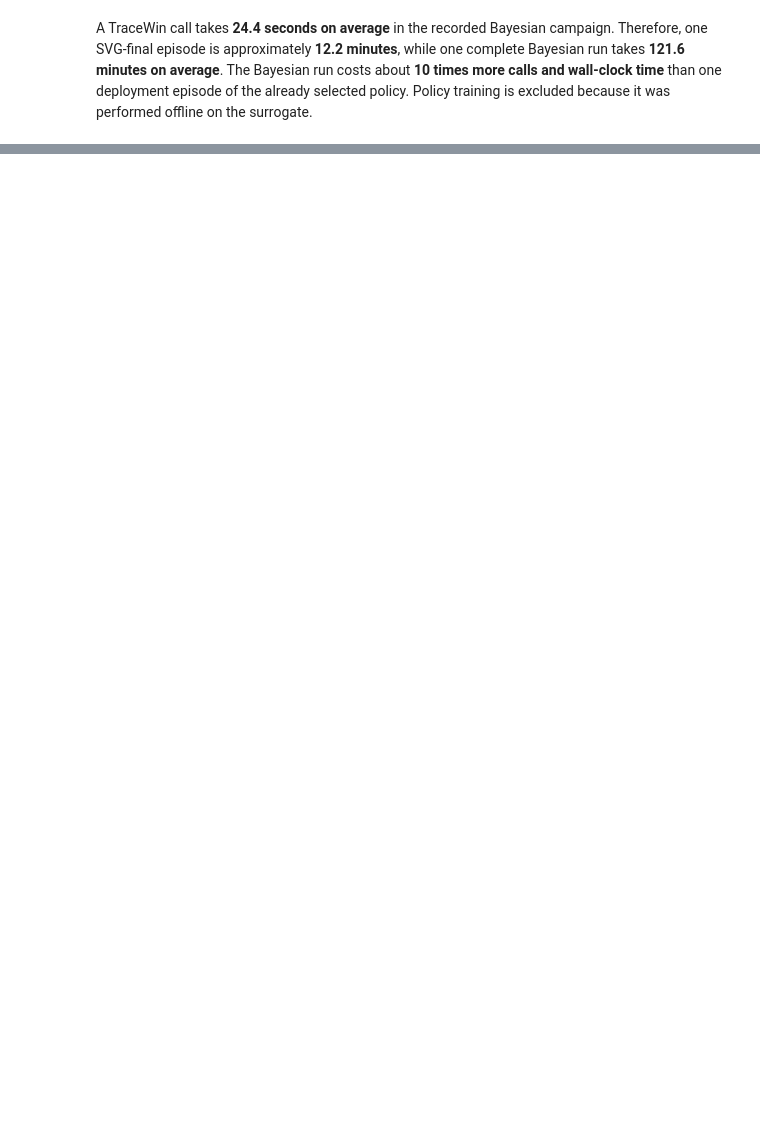
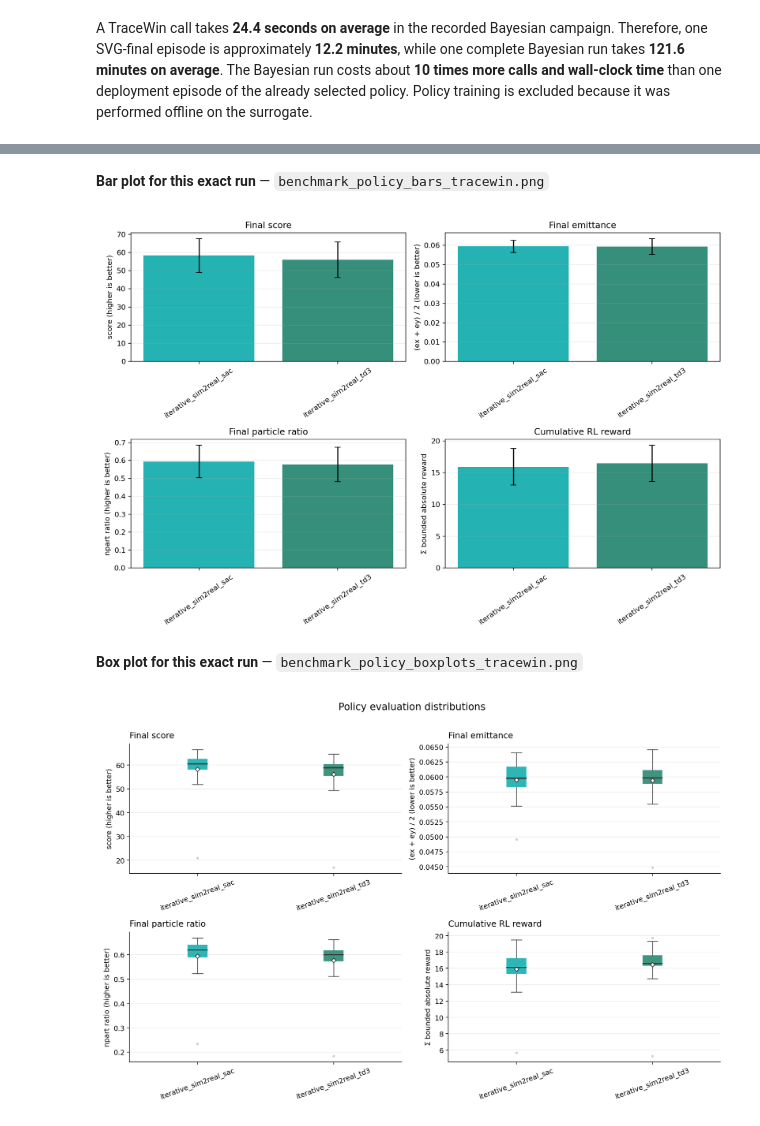
Before and after one commit to boorgoof/rl_beam_optimization, a Jupyter notebook: beam_optimization/results/benchmark_results_summary.ipynb, the cells around one changed output, grey strips where cells are left out. Cells and saved outputs as stored; diff of their text form; code cells hidden in the pictures; blank space fills up the shorter version.

```diff
--- a/beam_optimization/results/benchmark_results_summary.ipynb
+++ b/beam_optimization/results/benchmark_results_summary.ipynb
@@ -45,8 +45,11 @@ BENCHMARK_30_PATH = (BENCHMARK_30_DIR
                      / "thesis_042_1_a015_s025_h20_steps300k_definitivo_workspace4_30steps_tracewin.json")
 BENCHMARK_EPISODES_PATH = BENCHMARK_30_DIR / "benchmark_policy_episodes_tracewin.csv"
 BAYESIAN_DIR = RESULTS_DIR / "bayesian_opt" / "warm_start_workspace1_5x300"
+SIM2REAL_DIR = BENCHMARK_DIR / "sim2real_sac_td3_042_1_workspace2_30steps"
+SIM2REAL_PATH = SIM2REAL_DIR / "sim2real_sac_td3_042_1_workspace2_30steps_tracewin.json"
+SIM2REAL_EPISODES_PATH = SIM2REAL_DIR / "benchmark_policy_episodes_tracewin.csv"
 for required in (TRAIN_DIR, BENCHMARK_30_PATH, BENCHMARK_EPISODES_PATH,
-                 BAYESIAN_DIR / "results.json"):
+                 BAYESIAN_DIR / "results.json", SIM2REAL_PATH, SIM2REAL_EPISODES_PATH):
     assert required.exists(), f"Missing required artifact: {required}"
 
 plt.rcParams.update({
@@ -67,6 +70,7 @@ print("Training run :", TRAIN_DIR)
 print("30-step data:", BENCHMARK_30_PATH)
 print("Episode CSV :", BENCHMARK_EPISODES_PATH)
 print("Bayesian data:", BAYESIAN_DIR)
+print("Sim2real data:", SIM2REAL_PATH)
 # %% [output]
 Training run : /mnt/meneghetti/FEDERICO_TESI/rl_beam_optimization/beam_optimization/results/train/rl/thesis_042_1_a015_s025_h20_steps300k_definitivo
 30-step data: /mnt/meneghetti/FEDERICO_TESI/rl_beam_optimization/beam_optimization/results/benchmark/thesis_042_1_a015_s025_h20_steps300k_definitivo_workspace4_30steps/thesis_042_1_a015_s025_h20_steps ...
@@ -320,0 +366,20 @@ performed offline on the surrogate.
+# %%
+sim2real_report = json.loads(SIM2REAL_PATH.read_text())
+assert sim2real_report["score_function"]["sha256"] == benchmark_30["score_function"]["sha256"]
+tracewin_sim2real = sim2real_report["policy_evaluation_tracewin"]
+episodes_sim2real = pd.read_csv(SIM2REAL_EPISODES_PATH)
+
+summary_sim2real = compact_summary(tracewin_sim2real, episodes_sim2real, error_score)
+display(summary_sim2real.style.format({
+    "score mean": "{:.2f}", "score std": "{:.2f}", "score median": "{:.2f}",
+    "mean npart ratio": "{:.3f}", "failure rate": "{:.0%}",
+    "best observed score": "{:.2f}", "best observed step": "{:d}",
+}).background_gradient(subset=["score mean"], cmap="RdYlGn"))
+
+bar_plot_sim2real = SIM2REAL_DIR / "benchmark_policy_bars_tracewin.png"
+box_plot_sim2real = SIM2REAL_DIR / "benchmark_policy_boxplots_tracewin.png"
+display(Markdown(f"**Bar plot for this exact run** — `{bar_plot_sim2real.name}`"))
+display(Image(filename=str(bar_plot_sim2real)))
+display(Markdown(f"**Box plot for this exact run** — `{box_plot_sim2real.name}`"))
+display(Image(filename=str(box_plot_sim2real)))
+# %% [output]
@@ -320,0 +389,4 @@ performed offline on the surrogate.
+**Bar plot for this exact run** — `benchmark_policy_bars_tracewin.png`
+[figure, added]
+**Box plot for this exact run** — `benchmark_policy_boxplots_tracewin.png`
+[figure, added]
```
Also changed, not shown: parts of 5 cells of this notebook, 3 other files.
